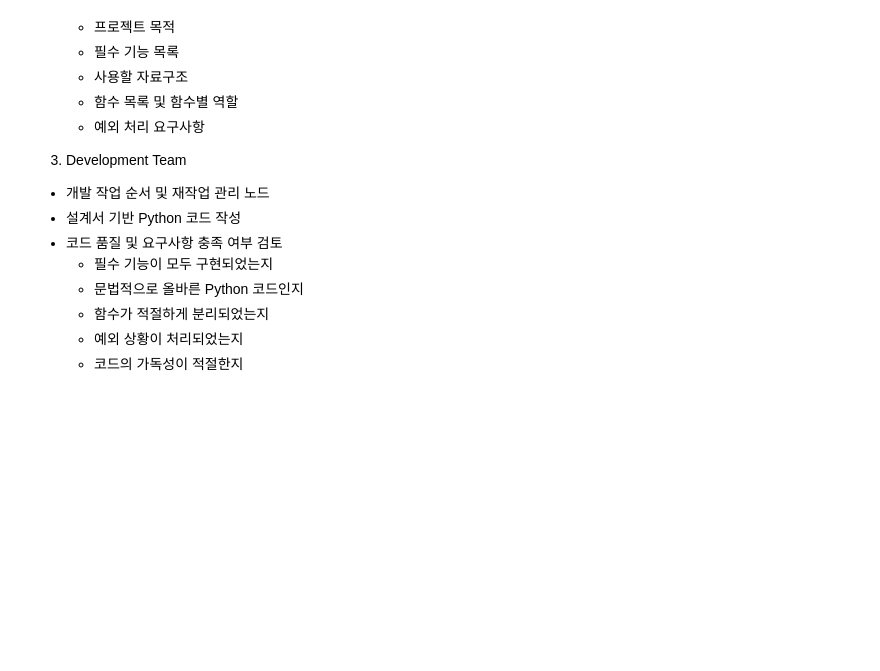
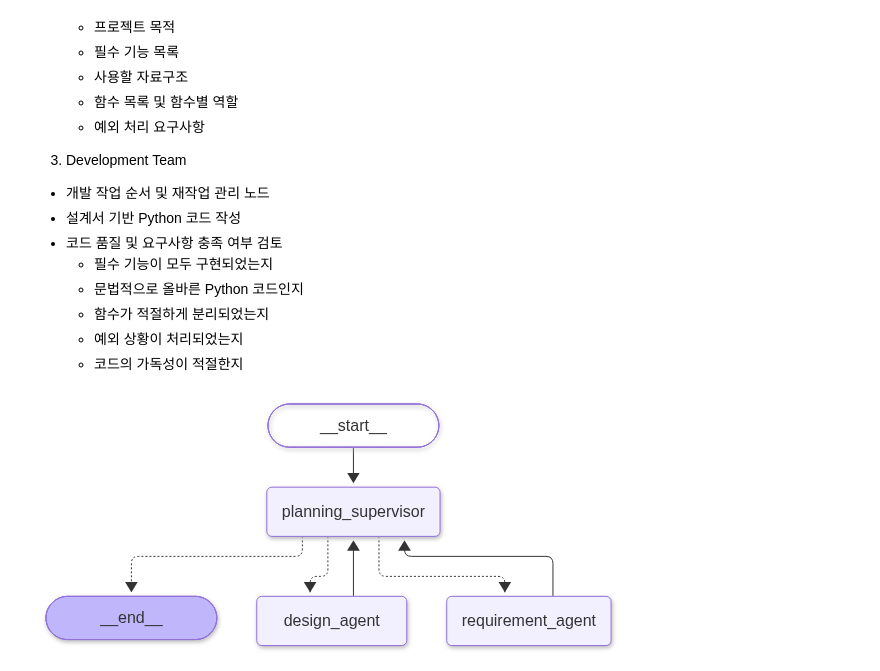
Before and after one commit to harwoon/14_Agent, a Jupyter notebook: 6_멀티에이전트.ipynb, the cells around one changed output. Cells and saved outputs as stored; diff of their text form; code cells hidden in the pictures; blank space fills up the shorter version.

```diff
--- a/6_멀티에이전트.ipynb
+++ b/6_멀티에이전트.ipynb
@@ -539,0 +607,47 @@ MAS는 단순히 AI 모델이나 프로그램을 여러 개 배치하는 것과
+# %%
+# Planning Team 요구사항 분석 > 설계
+def planning_supervisor(s: PlanningState) -> Command[Literal["requirement_agent", "design_agent", "__end__"]]:
+    if not s.get("requirements"):
+        return Command(goto="requirement_agent")
+    if not s.get("design"):
+        return Command(goto="design_agent")
+    return Command(goto=END)
+
+def requirement_agent(s: PlanningState) -> dict:
+    result = ask(
+        """
+        당신은 요구사항 분석가입니다. 한국어 Markdown으로 반드시 다음 제목을 포함하세요:
+        프로젝트 목적, 필수 기능 목록, 입력과 출력, 예외 처리 요구사항.
+        사용자 요청에 없는 요구사항을 임의로 필수화하지 마세요.
+        """,
+        s["request"]
+    )
+    if not result:
+        raise ValueError("요구사항 분석 결과가 비어 있습니다.")
+    return {"requirements": result}
+
+def design_agent(s: PlanningState) -> dict:
+    result = ask(
+        """
+        당신은 Python 설계자입니다. 한국어 Markdown으로 반드시 다음 제목을 포함하세요:
+        프로젝트 목적, 필수 기능 목록, 자료구조, 함수 목록과 함수별 역할,
+        프로그램 흐름, 예외 처리 요구사항. 각 함수의 시그니처를 적으시요.
+        Python 표준 라이브러리만 사용하고 입력 대기 없는 함수형 API로 설계하세요.
+        """,
+        f"원래 요청: \n{s['request']}\n\n분석 결과:\n{s['requirements']}"
+    )
+    if not result:
+        raise ValueError('설계 결과가 비어 있습니다.')
+    return {"design":result}
+# %%
+planning_builder = StateGraph(PlanningState)
+planning_builder.add_node("planning_supervisor", planning_supervisor)
+planning_builder.add_node("requirement_agent", requirement_agent)
+planning_builder.add_node("design_agent", design_agent)
+planning_builder.add_edge(START, 'planning_supervisor')
+planning_builder.add_edge("requirement_agent", "planning_supervisor")
+planning_builder.add_edge('design_agent', 'planning_supervisor')
+planning_graph = planning_builder.compile()
+planning_graph
+# %% [output]
+[figure, added]
```
Also changed, not shown: parts of 12 cells of this notebook, 4 other files.
